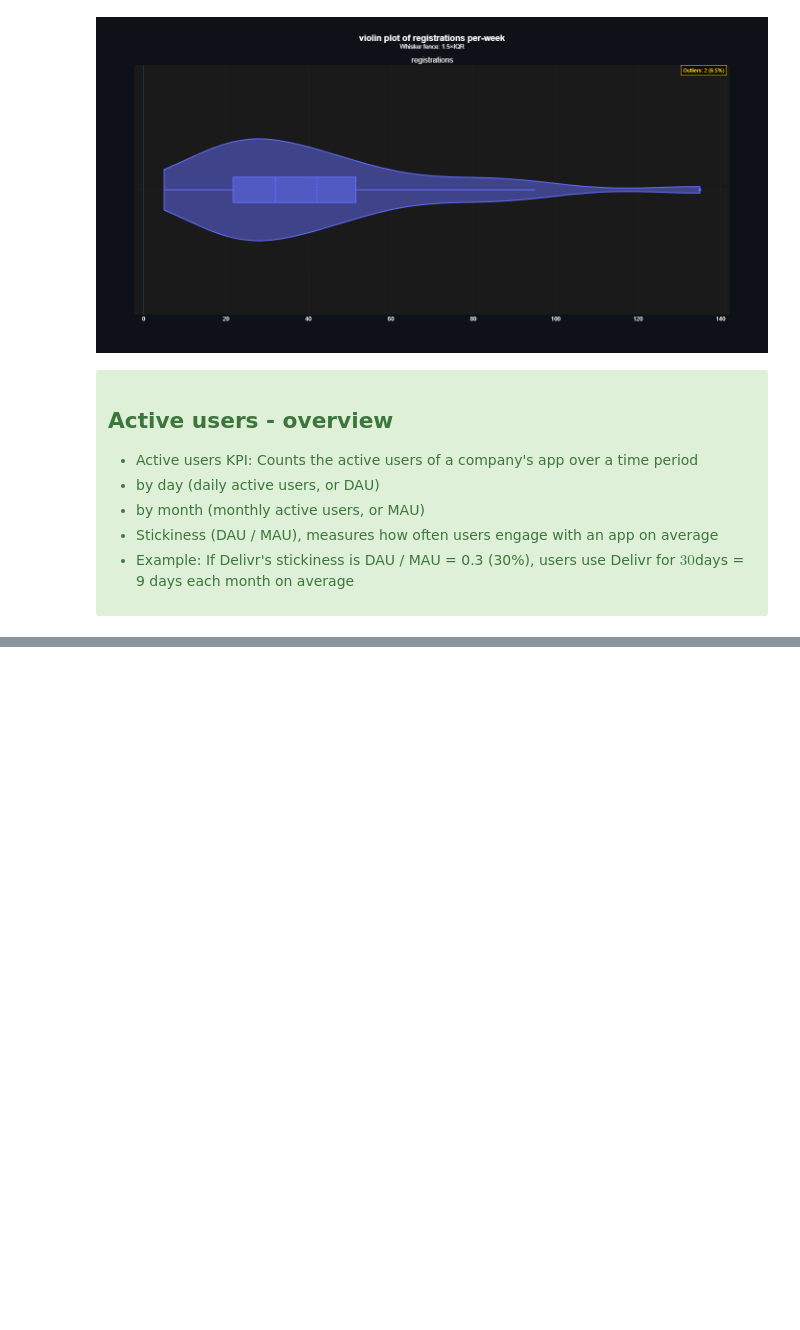
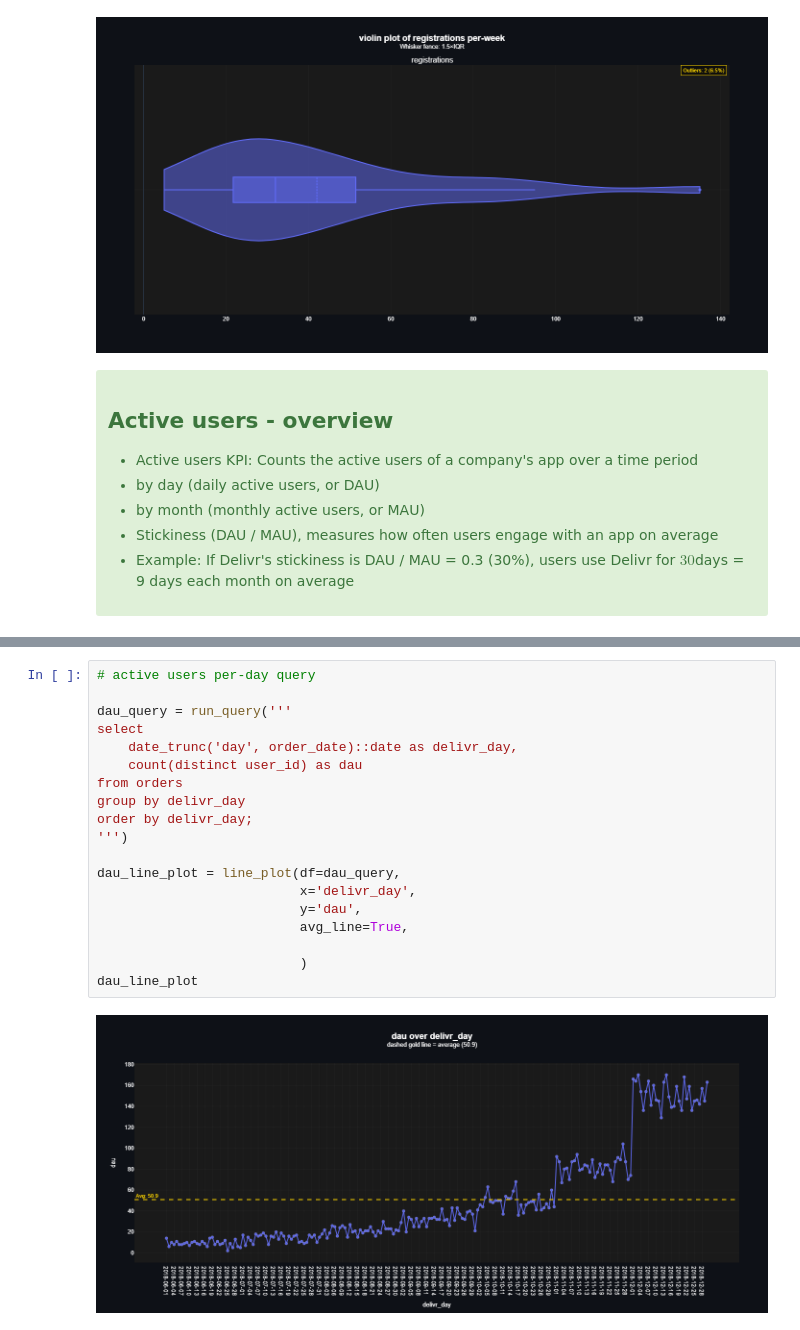
Before and after one commit to arianmokhtariha/Delivr-Business-Analysis, a Jupyter notebook: user-centric-KPI's.ipynb, the cells around one changed output, grey strips where cells are left out. Cells and saved outputs as stored; diff of their text form; blank space fills up the shorter version.

```diff
--- a/user-centric-KPI's.ipynb
+++ b/user-centric-KPI's.ipynb
@@ -135,0 +151,21 @@ mau_query = run_query('''
+# %%
+# active users per-day query
+
+dau_query = run_query('''
+select
+	date_trunc('day', order_date)::date as delivr_day,
+	count(distinct user_id) as dau
+from orders
+group by delivr_day
+order by delivr_day;
+''')
+
+dau_line_plot = line_plot(df=dau_query,
+                          x='delivr_day',
+                          y='dau',
+                          avg_line=True,
+
+                          )
+dau_line_plot
+# %% [output]
+[figure, added]
```
Also changed, not shown: parts of 13 cells of this notebook.
